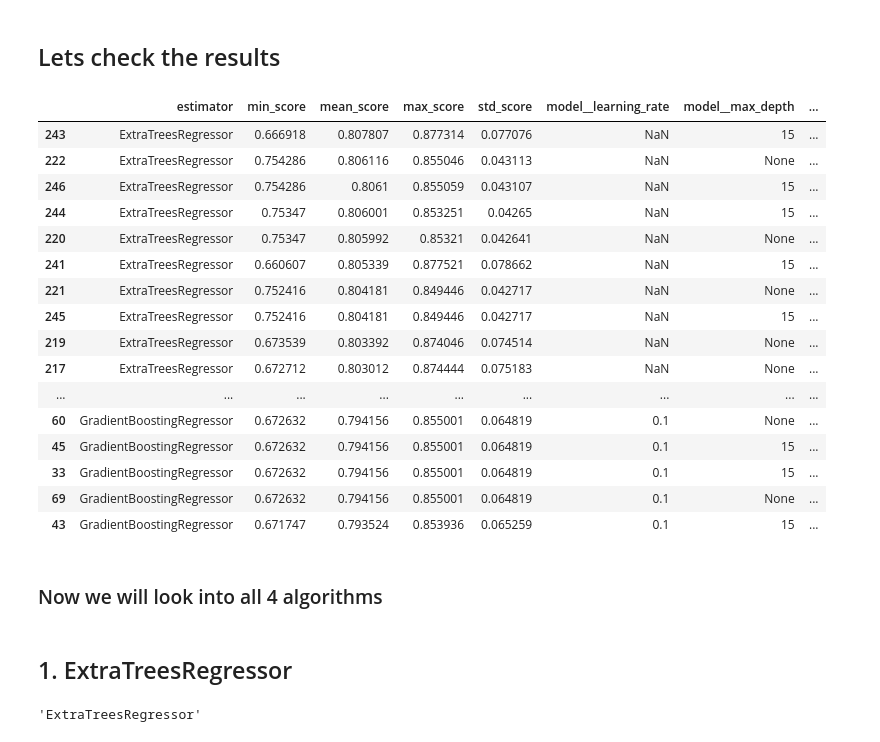
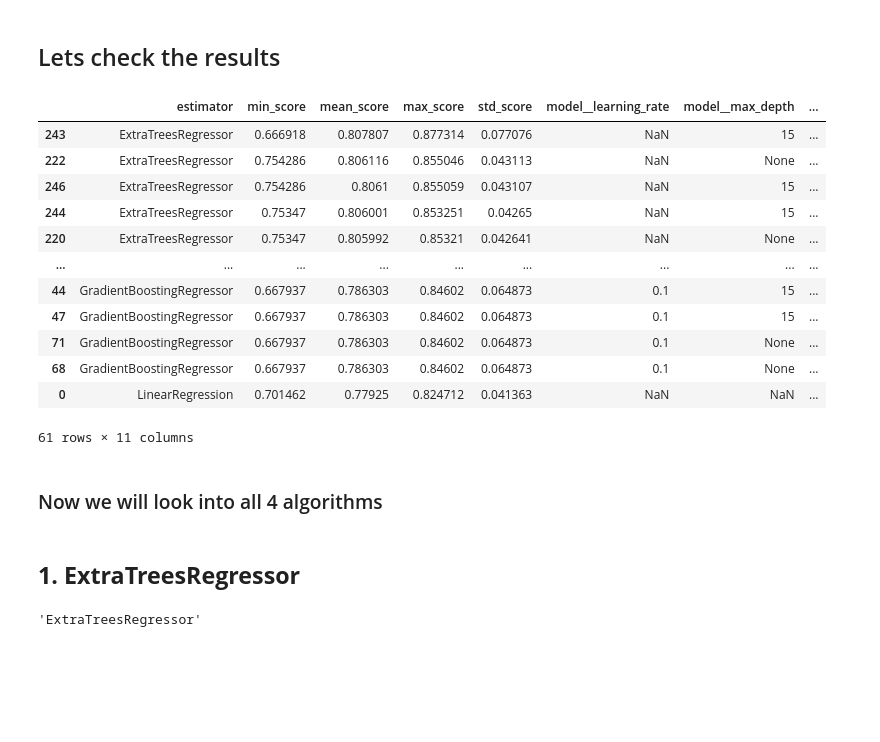
Before and after one commit to James-Burch/PP5-ML-PROJECT, a Jupyter notebook: jupyter_notebooks/5.Modeling and Evaluation - Predict House Price.ipynb, the cells around one changed output. Drawn from its saved outputs; the diff is of its cells as text; code cells hidden in the pictures; blank space fills up the shorter version.

Commit message:
Complete feature importance assessment on 4 regression models.

```diff
--- a/jupyter_notebooks/5.Modeling and Evaluation - Predict House Price.ipynb
+++ b/jupyter_notebooks/5.Modeling and Evaluation - Predict House Price.ipynb
@@ -385,29 +385,25 @@ Fitting 5 folds for each of 72 candidates, totalling 360 fits
 ## Lets check the results
 # %%
 grid_search_summary, grid_search_pipelines = search.score_summary(sort_by='mean_score')
-grid_search_summary.head(35)
+grid_search_summary.head(61)
 # %% [output]
 |  | estimator | min_score | mean_score | max_score | std_score | model__learning_rate | model__max_depth | ... |
 | 243 | ExtraTreesRegressor | 0.666918 | 0.807807 | 0.877314 | 0.077076 | NaN | 15 | ... |
 | 222 | ExtraTreesRegressor | 0.754286 | 0.806116 | 0.855046 | 0.043113 | NaN | None | ... |
 | 246 | ExtraTreesRegressor | 0.754286 | 0.8061 | 0.855059 | 0.043107 | NaN | 15 | ... |
 | 244 | ExtraTreesRegressor | 0.75347 | 0.806001 | 0.853251 | 0.04265 | NaN | 15 | ... |
 | 220 | ExtraTreesRegressor | 0.75347 | 0.805992 | 0.85321 | 0.042641 | NaN | None | ... |
-| 241 | ExtraTreesRegressor | 0.660607 | 0.805339 | 0.877521 | 0.078662 | NaN | 15 | ... |
-| 221 | ExtraTreesRegressor | 0.752416 | 0.804181 | 0.849446 | 0.042717 | NaN | None | ... |
-| 245 | ExtraTreesRegressor | 0.752416 | 0.804181 | 0.849446 | 0.042717 | NaN | 15 | ... |
-| 219 | ExtraTreesRegressor | 0.673539 | 0.803392 | 0.874046 | 0.074514 | NaN | None | ... |
-| 217 | ExtraTreesRegressor | 0.672712 | 0.803012 | 0.874444 | 0.075183 | NaN | None | ... |
 | ... | ... | ... | ... | ... | ... | ... | ... | ... |
-| 60 | GradientBoostingRegressor | 0.672632 | 0.794156 | 0.855001 | 0.064819 | 0.1 | None | ... |
-| 45 | GradientBoostingRegressor | 0.672632 | 0.794156 | 0.855001 | 0.064819 | 0.1 | 15 | ... |
-| 33 | GradientBoostingRegressor | 0.672632 | 0.794156 | 0.855001 | 0.064819 | 0.1 | 15 | ... |
-| 69 | GradientBoostingRegressor | 0.672632 | 0.794156 | 0.855001 | 0.064819 | 0.1 | None | ... |
-| 43 | GradientBoostingRegressor | 0.671747 | 0.793524 | 0.853936 | 0.065259 | 0.1 | 15 | ... |
+| 44 | GradientBoostingRegressor | 0.667937 | 0.786303 | 0.84602 | 0.064873 | 0.1 | 15 | ... |
+| 47 | GradientBoostingRegressor | 0.667937 | 0.786303 | 0.84602 | 0.064873 | 0.1 | 15 | ... |
+| 71 | GradientBoostingRegressor | 0.667937 | 0.786303 | 0.84602 | 0.064873 | 0.1 | None | ... |
+| 68 | GradientBoostingRegressor | 0.667937 | 0.786303 | 0.84602 | 0.064873 | 0.1 | None | ... |
+| 0 | LinearRegression | 0.701462 | 0.77925 | 0.824712 | 0.041363 | NaN | NaN | ... |
+61 rows × 11 columns
 # %% [markdown]
 ### Now we will look into all 4 algorithms
 # %% [markdown]
-## 1. ExtraTreesRegressor
+## **1. ExtraTreesRegressor**
 # %%
 best_model = grid_search_summary.iloc[0,0]
 best_model
```
Also changed, not shown: parts of 37 cells of this notebook.
